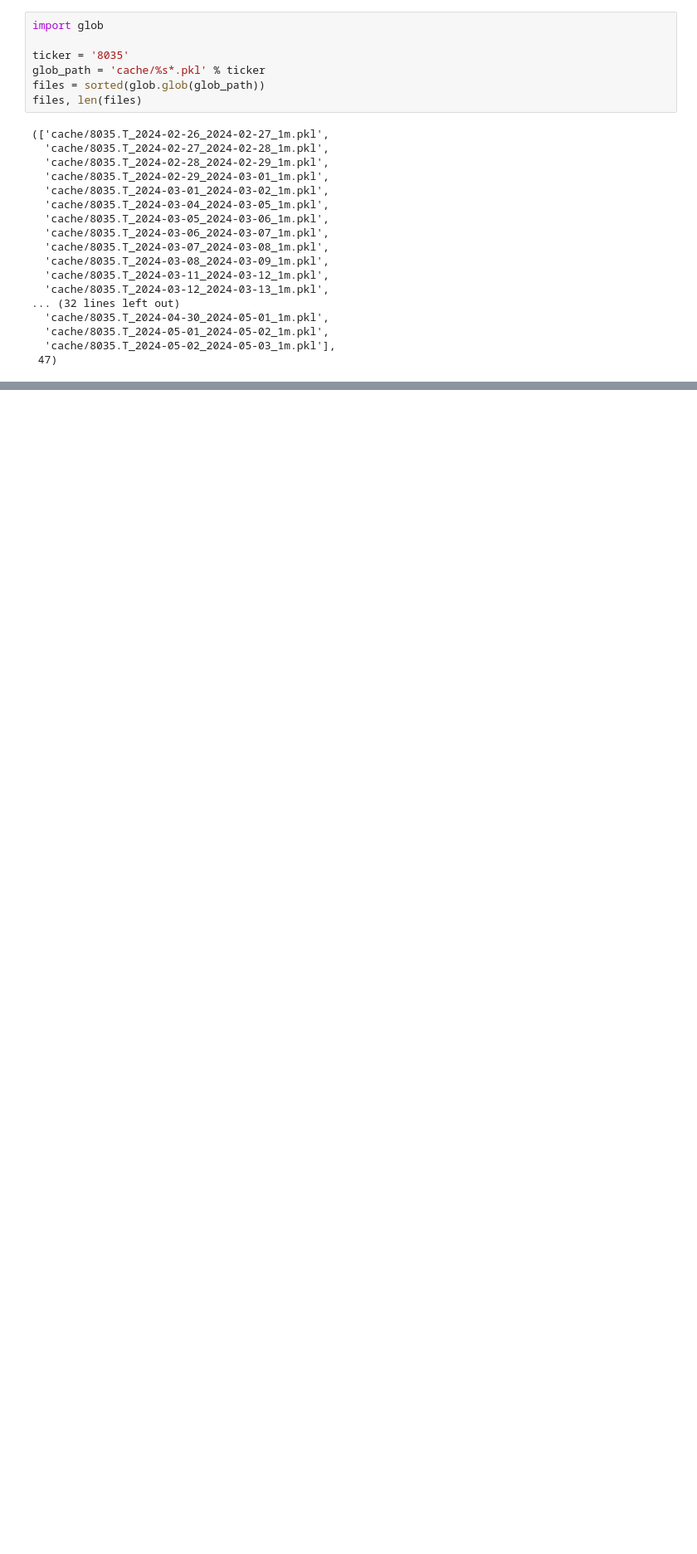
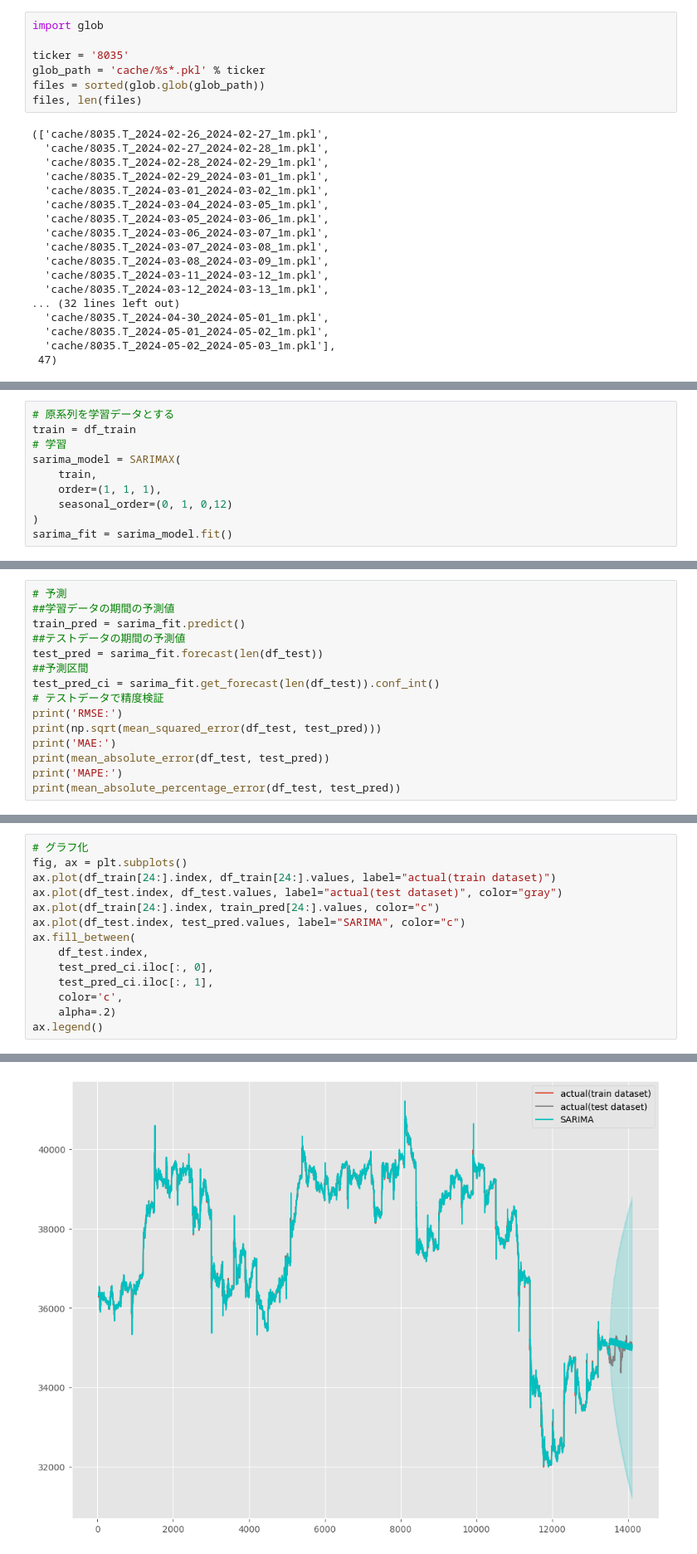
Before and after one commit to bitwalk123/stock-explorer, a Jupyter notebook: jupyter/analysis_day_trade_04.ipynb, the cells around one changed output, grey strips where cells are left out. Shown at 83% size. Cells and saved outputs as stored; diff of their text form; blank space fills up the shorter version.

```diff
--- a/jupyter/analysis_day_trade_04.ipynb
+++ b/jupyter/analysis_day_trade_04.ipynb
@@ -102,0 +114,10 @@ plt.show()
+# %%
+# 原系列を学習データとする
+train = df_train
+# 学習
+sarima_model = SARIMAX(
+    train,
+    order=(1, 1, 1),
+    seasonal_order=(0, 1, 0,12)
+)
+sarima_fit = sarima_model.fit()
@@ -102,0 +143,15 @@ plt.show()
+# %%
+# 予測
+##学習データの期間の予測値
+train_pred = sarima_fit.predict()
+##テストデータの期間の予測値
+test_pred = sarima_fit.forecast(len(df_test))
+##予測区間
+test_pred_ci = sarima_fit.get_forecast(len(df_test)).conf_int()
+# テストデータで精度検証
+print('RMSE:')
+print(np.sqrt(mean_squared_error(df_test, test_pred)))
+print('MAE:')
+print(mean_absolute_error(df_test, test_pred))
+print('MAPE:')
+print(mean_absolute_percentage_error(df_test, test_pred))
@@ -102,0 +165,15 @@ plt.show()
+# %%
+# グラフ化
+fig, ax = plt.subplots()
+ax.plot(df_train[24:].index, df_train[24:].values, label="actual(train dataset)")
+ax.plot(df_test.index, df_test.values, label="actual(test dataset)", color="gray")
+ax.plot(df_train[24:].index, train_pred[24:].values, color="c")
+ax.plot(df_test.index, test_pred.values, label="SARIMA", color="c")
+ax.fill_between(
+    df_test.index,
+    test_pred_ci.iloc[:, 0],
+    test_pred_ci.iloc[:, 1],
+    color='c',
+    alpha=.2)
+ax.legend()
+# %% [output]
@@ -102,0 +181 @@ plt.show()
+[figure, added]
```
Also changed, not shown: parts of 16 cells of this notebook, 2 other files.
